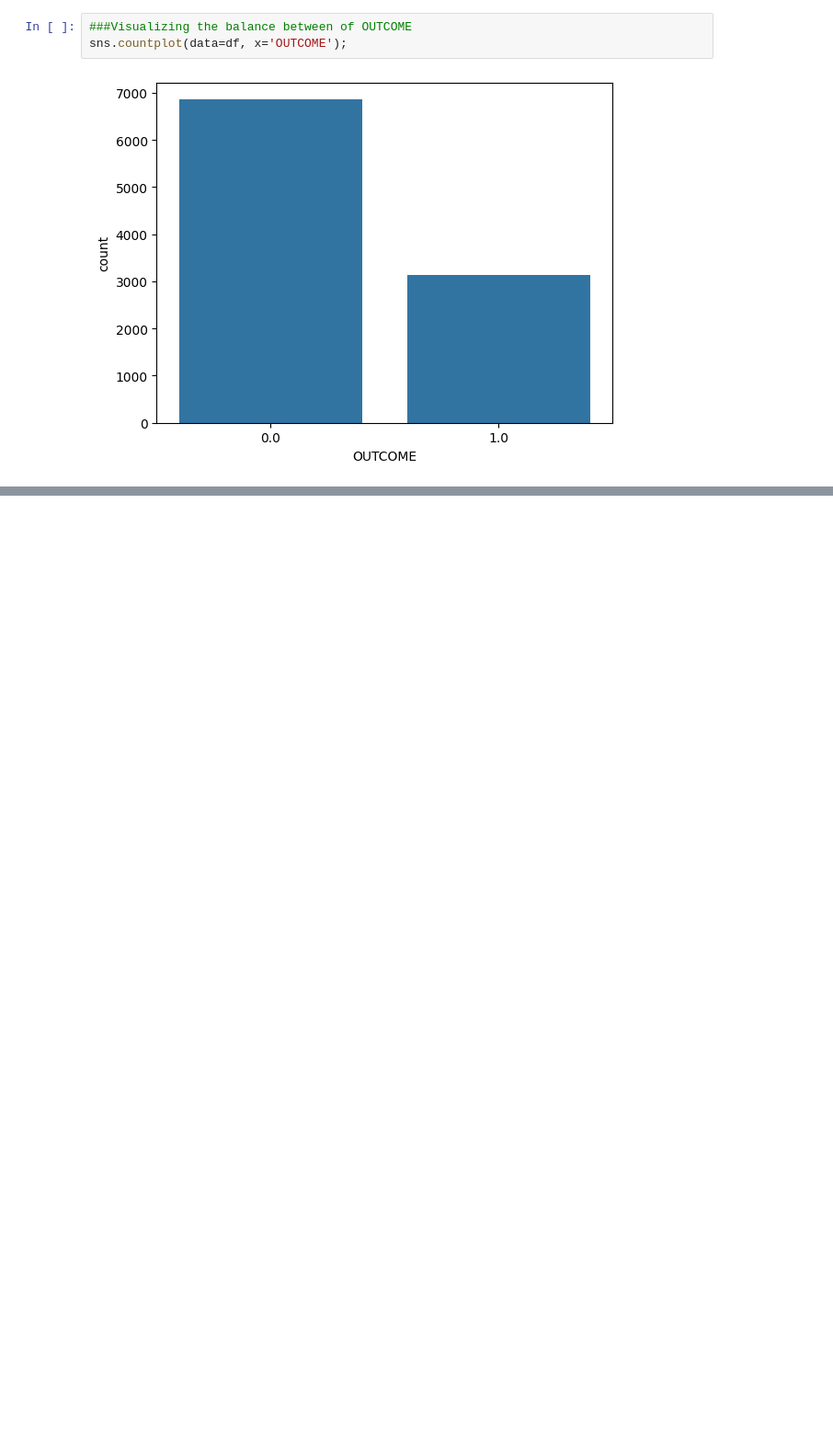
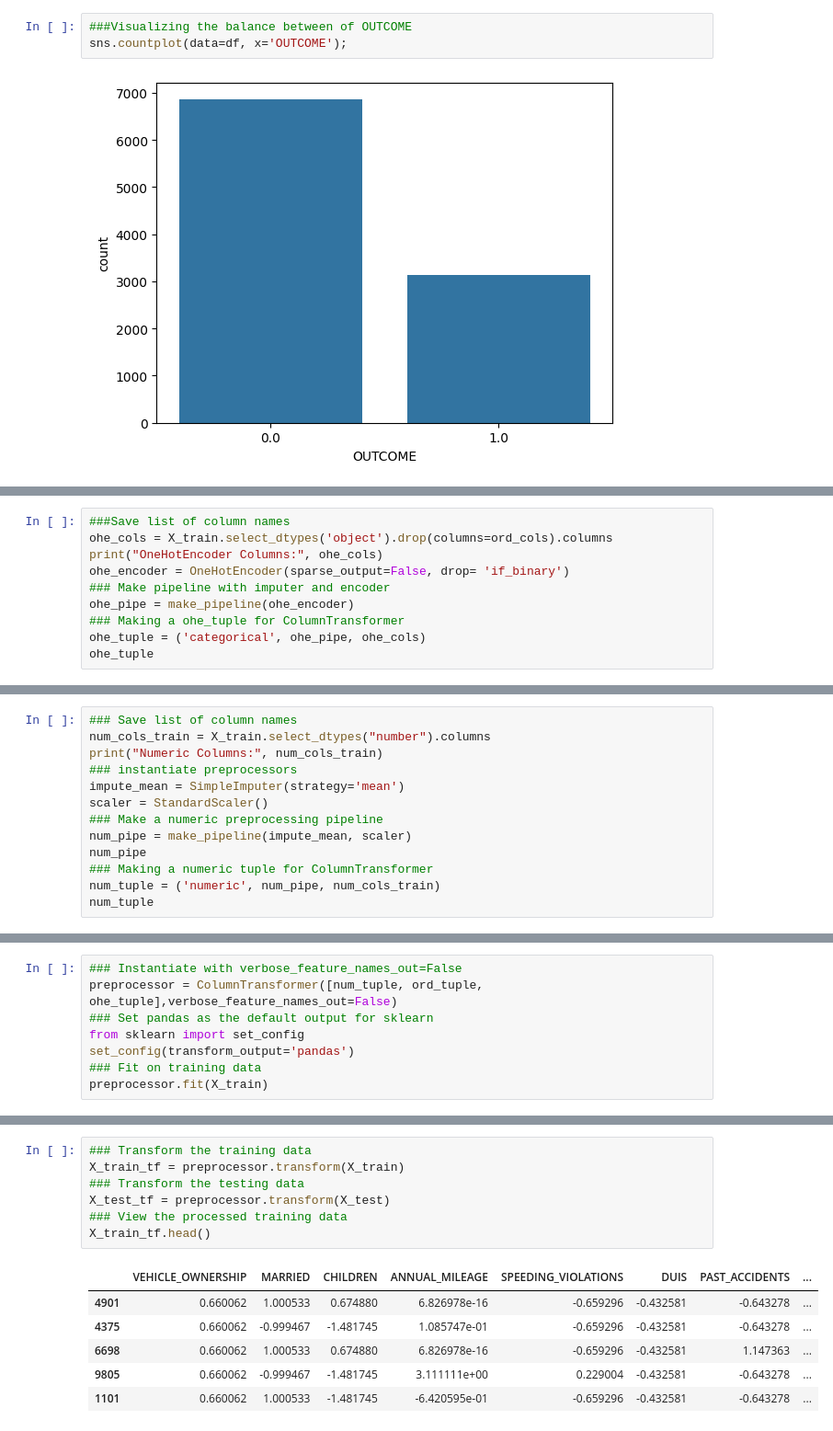
Before and after one commit to Khalil-Salama/Car_insurance-_claim, a Jupyter notebook: Insurance_car_claim.ipynb, the cells around one changed output, grey strips where cells are left out. Shown at 92% size. Drawn from its saved outputs; the diff is of its cells as text; blank space fills up the shorter version.

```diff
--- a/Insurance_car_claim.ipynb
+++ b/Insurance_car_claim.ipynb
@@ -543,0 +617,10 @@ sns.countplot(data=df, x='OUTCOME');
+# %%
+###Save list of column names
+ohe_cols = X_train.select_dtypes('object').drop(columns=ord_cols).columns
+print("OneHotEncoder Columns:", ohe_cols)
+ohe_encoder = OneHotEncoder(sparse_output=False, drop= 'if_binary')
+### Make pipeline with imputer and encoder
+ohe_pipe = make_pipeline(ohe_encoder)
+### Making a ohe_tuple for ColumnTransformer
+ohe_tuple = ('categorical', ohe_pipe, ohe_cols)
+ohe_tuple
@@ -543,0 +648,13 @@ sns.countplot(data=df, x='OUTCOME');
+# %%
+### Save list of column names
+num_cols_train = X_train.select_dtypes("number").columns
+print("Numeric Columns:", num_cols_train)
+### instantiate preprocessors
+impute_mean = SimpleImputer(strategy='mean')
+scaler = StandardScaler()
+### Make a numeric preprocessing pipeline
+num_pipe = make_pipeline(impute_mean, scaler)
+num_pipe
+### Making a numeric tuple for ColumnTransformer
+num_tuple = ('numeric', num_pipe, num_cols_train)
+num_tuple
@@ -543,0 +673,8 @@ sns.countplot(data=df, x='OUTCOME');
+# %%
+### Instantiate with verbose_feature_names_out=False
+preprocessor = ColumnTransformer([num_tuple, ord_tuple, ohe_tuple],verbose_feature_names_out=False)
+### Set pandas as the default output for sklearn
+from sklearn import set_config
+set_config(transform_output='pandas')
+### Fit on training data
+preprocessor.fit(X_train)
@@ -543,0 +699,14 @@ sns.countplot(data=df, x='OUTCOME');
+# %%
+### Transform the training data
+X_train_tf = preprocessor.transform(X_train)
+### Transform the testing data
+X_test_tf = preprocessor.transform(X_test)
+### View the processed training data
+X_train_tf.head()
+# %% [output]
+|  | VEHICLE_OWNERSHIP | MARRIED | CHILDREN | ANNUAL_MILEAGE | SPEEDING_VIOLATIONS | DUIS | PAST_ACCIDENTS | ... |
+| 4901 | 0.660062 | 1.000533 | 0.674880 | 6.826978e-16 | -0.659296 | -0.432581 | -0.643278 | ... |
+| 4375 | 0.660062 | -0.999467 | -1.481745 | 1.085747e-01 | -0.659296 | -0.432581 | -0.643278 | ... |
+| 6698 | 0.660062 | 1.000533 | 0.674880 | 6.826978e-16 | -0.659296 | -0.432581 | 1.147363 | ... |
+| 9805 | 0.660062 | -0.999467 | -1.481745 | 3.111111e+00 | 0.229004 | -0.432581 | -0.643278 | ... |
+| 1101 | 0.660062 | 1.000533 | -1.481745 | -6.420595e-01 | -0.659296 | -0.432581 | -0.643278 | ... |
```
Also changed, not shown: parts of 18 cells of this notebook.
